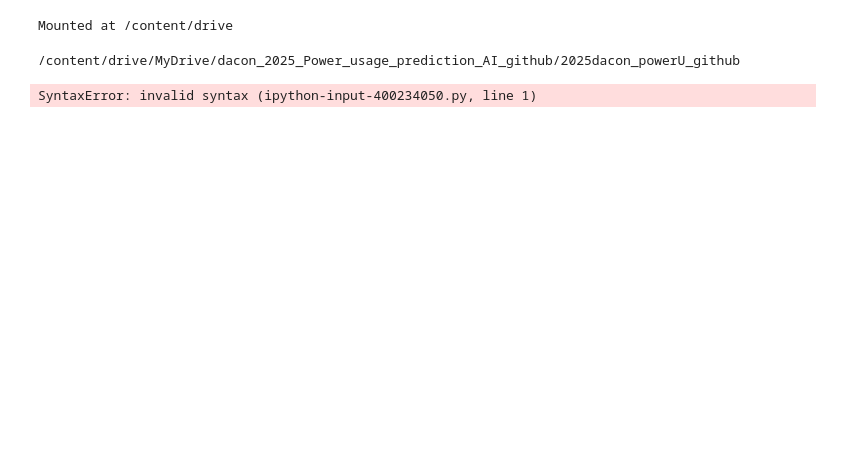
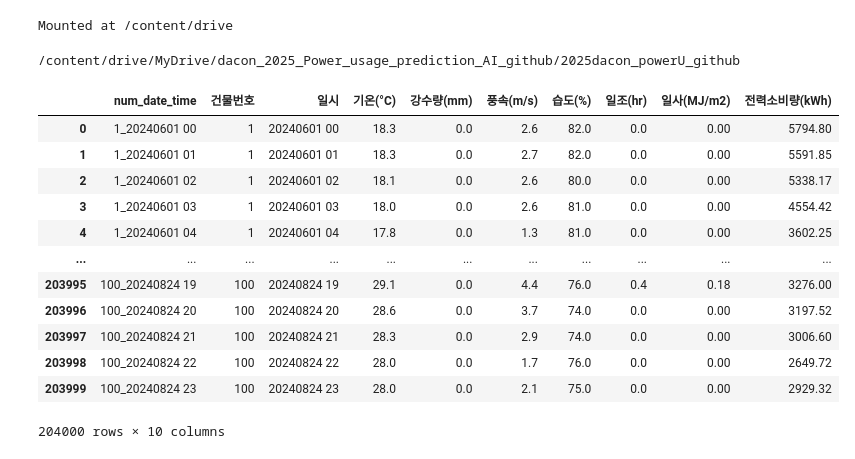
Before and after one commit to SonHyesang0914/2025dacon_powerU_github, a Jupyter notebook: 01_EDA.ipynb, the cells around one changed output. Saved outputs shown, nothing was run; the diff lists cells and outputs as text; code cells hidden in the pictures; blank space fills up the shorter version.

```diff
--- a/01_EDA.ipynb
+++ b/01_EDA.ipynb
@@ -1,3 +36,31 @@
+# %%
+import pandas as pd
+import seaborn as sns
+import numpy as np
+import matplotlib.pyplot as plt
+import matplotlib
+
+
+import sklearn
+import xgboost
+from xgboost import XGBRegressor
+
+
+from sklearn.model_selection import KFold
+
+import random as rn
+
+RANDOM_SEED = 2025
+np.random.seed(RANDOM_SEED)
+rn.seed(RANDOM_SEED)
+
+
+
+from datetime import datetime
+
+import warnings
+warnings.filterwarnings('ignore')
+pd.set_option('display.max_columns', None)
 # %%
 from google.colab import drive
 drive.mount('/content/drive')
@@ -8,7 +71,5 @@ Mounted at /content/drive
 # %% [output]
 /content/drive/MyDrive/dacon_2025_Power_usage_prediction_AI_github/2025dacon_powerU_github
 # %%
-!git config --global user.name "SonHyesang0914" && \
-git config --global user.email "본인 깃허브 계정 이메일" && \
+!git config --global user.name "SonHyesang0914"
+!git config --global user.email "hyesang0914@gmail.com"
-# %% [output]
-SyntaxError: invalid syntax (ipython-input-400234050.py, line 1)
@@ -19,0 +84,16 @@ SyntaxError: invalid syntax (ipython-input-400234050.py, line 1)
+# %%
+train
+# %% [output]
+|  | num_date_time | 건물번호 | 일시 | 기온(°C) | 강수량(mm) | 풍속(m/s) | 습도(%) | 일조(hr) | 일사(MJ/m2) | 전력소비량(kWh) |
+| 0 | 1_20240601 00 | 1 | 20240601 00 | 18.3 | 0.0 | 2.6 | 82.0 | 0.0 | 0.00 | 5794.80 |
+| 1 | 1_20240601 01 | 1 | 20240601 01 | 18.3 | 0.0 | 2.7 | 82.0 | 0.0 | 0.00 | 5591.85 |
+| 2 | 1_20240601 02 | 1 | 20240601 02 | 18.1 | 0.0 | 2.6 | 80.0 | 0.0 | 0.00 | 5338.17 |
+| 3 | 1_20240601 03 | 1 | 20240601 03 | 18.0 | 0.0 | 2.6 | 81.0 | 0.0 | 0.00 | 4554.42 |
+| 4 | 1_20240601 04 | 1 | 20240601 04 | 17.8 | 0.0 | 1.3 | 81.0 | 0.0 | 0.00 | 3602.25 |
+| ... | ... | ... | ... | ... | ... | ... | ... | ... | ... | ... |
+| 203995 | 100_20240824 19 | 100 | 20240824 19 | 29.1 | 0.0 | 4.4 | 76.0 | 0.4 | 0.18 | 3276.00 |
+| 203996 | 100_20240824 20 | 100 | 20240824 20 | 28.6 | 0.0 | 3.7 | 74.0 | 0.0 | 0.00 | 3197.52 |
+| 203997 | 100_20240824 21 | 100 | 20240824 21 | 28.3 | 0.0 | 2.9 | 74.0 | 0.0 | 0.00 | 3006.60 |
+| 203998 | 100_20240824 22 | 100 | 20240824 22 | 28.0 | 0.0 | 1.7 | 76.0 | 0.0 | 0.00 | 2649.72 |
+| 203999 | 100_20240824 23 | 100 | 20240824 23 | 28.0 | 0.0 | 2.1 | 75.0 | 0.0 | 0.00 | 2929.32 |
+204000 rows × 10 columns
```
Also changed, not shown: parts of 20 cells of this notebook.
